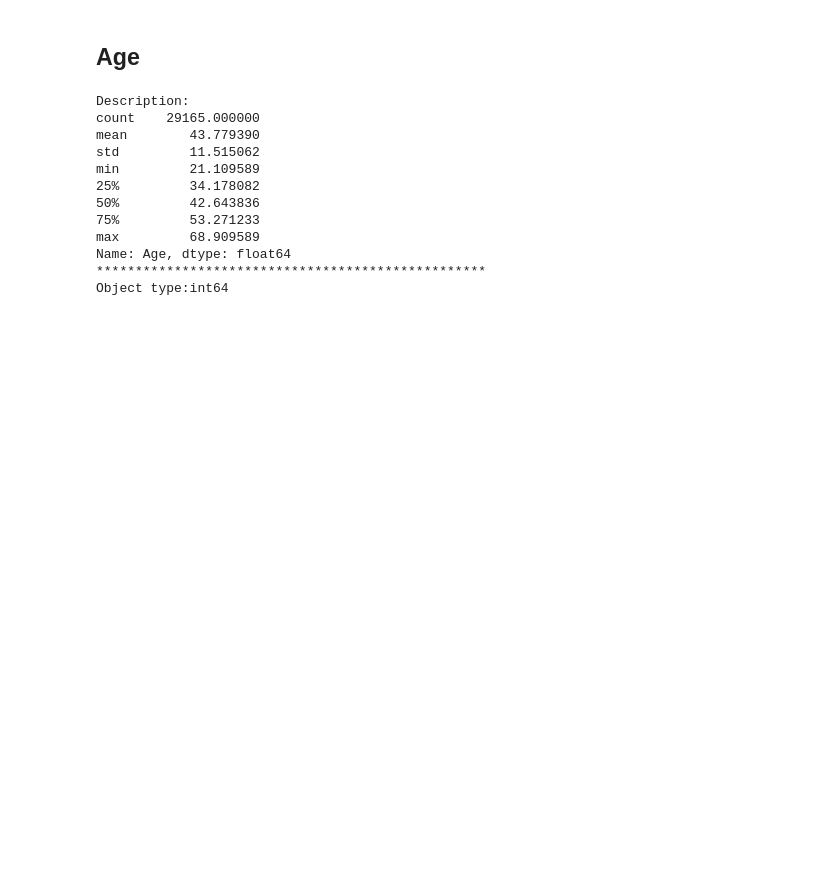
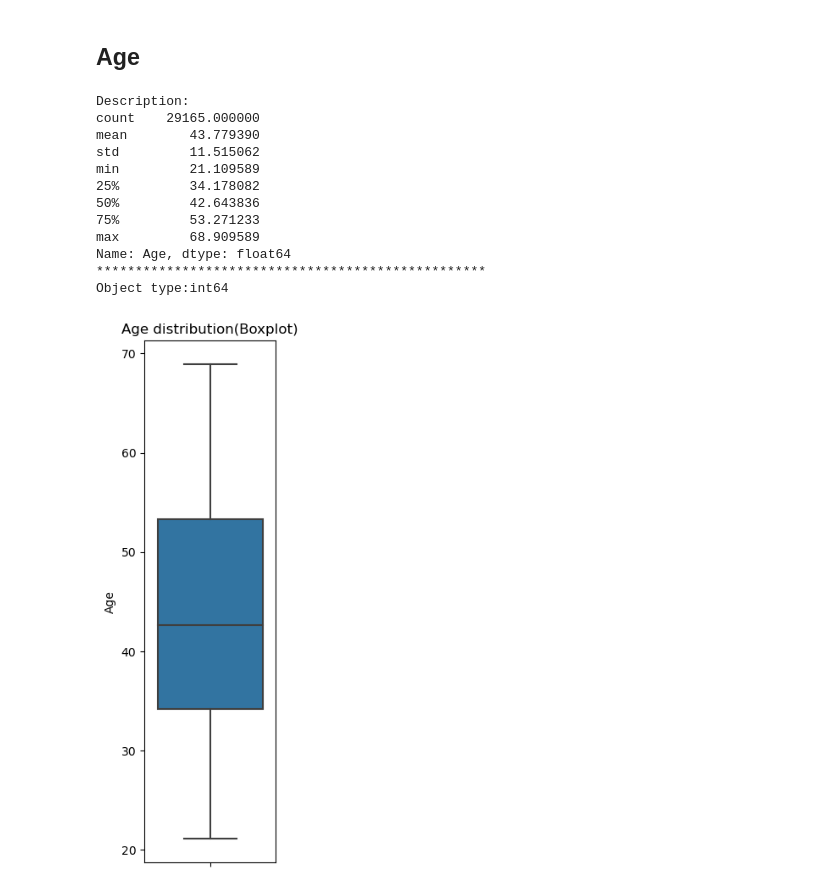
Before and after one commit to ngovanminh3232/credit_card_analyst, a Jupyter notebook: solution.ipynb, the cells around one changed output. Cells and saved outputs as stored; diff of their text form; code cells hidden in the pictures; blank space fills up the shorter version.

Commit message:
creat box plot

```diff
--- a/solution.ipynb
+++ b/solution.ipynb
@@ -308,3 +332,7 @@ max         68.909589
 Name: Age, dtype: float64
 **************************************************
 Object type:int64
+# %%
+creat_box_plot(train_copy, 'Age')
+# %% [output]
+[figure, added]
```
Also changed, not shown: parts of 3 cells of this notebook.
